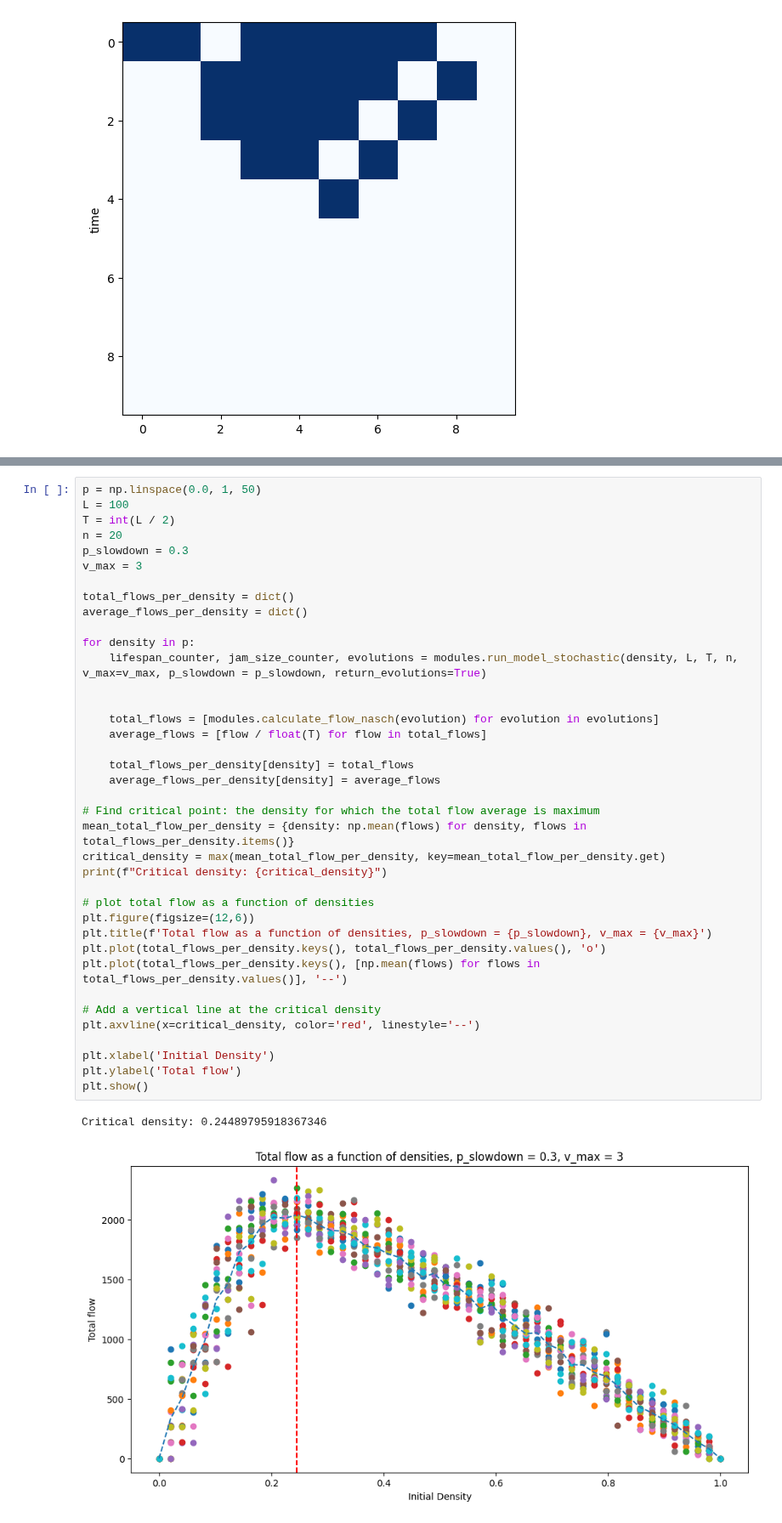
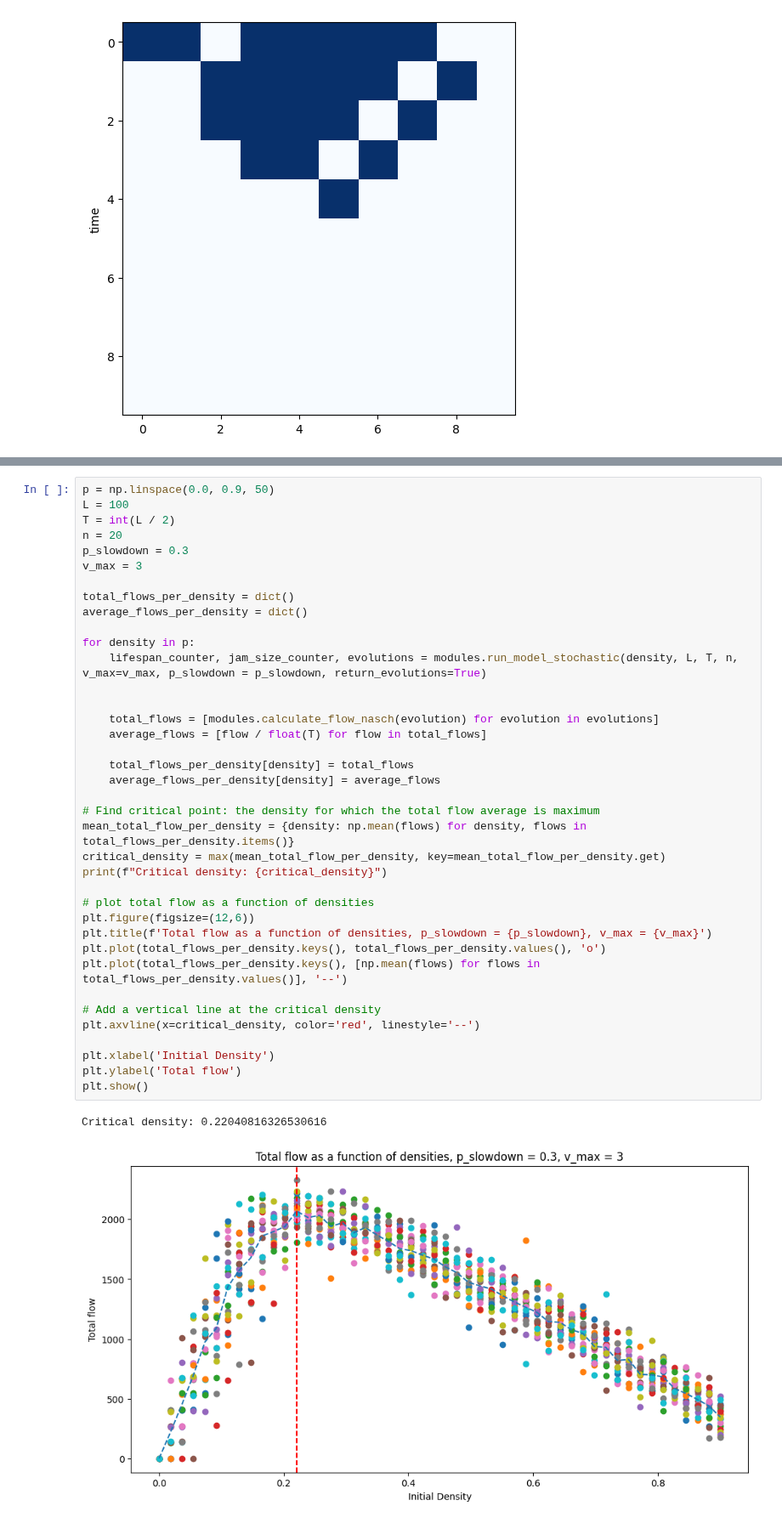
Before and after one commit to ThomasTenDamme/CSS-Group1, a Jupyter notebook: nb.ipynb, the cells around one changed output, grey strips where cells are left out. Shown at 85% size. Cells and saved outputs as stored; diff of their text form.

```diff
--- a/nb.ipynb
+++ b/nb.ipynb
@@ -82,5 +87,5 @@ Flow: 15
 # %%
-p = np.linspace(0.0, 1, 50)
+p = np.linspace(0.0, 0.9, 50)
 L = 100
 T = int(L / 2)
 n = 20
@@ -91,35 +96,35 @@ total_flows_per_density = dict()
 average_flows_per_density = dict()
 
 for density in p:
     lifespan_counter, jam_size_counter, evolutions = modules.run_model_stochastic(density, L, T, n, v_max=v_max, p_slowdown = p_slowdown, return_evolutions=True)
 
 
     total_flows = [modules.calculate_flow_nasch(evolution) for evolution in evolutions]
     average_flows = [flow / float(T) for flow in total_flows]
 
     total_flows_per_density[density] = total_flows
     average_flows_per_density[density] = average_flows
 
 # Find critical point: the density for which the total flow average is maximum
 mean_total_flow_per_density = {density: np.mean(flows) for density, flows in total_flows_per_density.items()}
 critical_density = max(mean_total_flow_per_density, key=mean_total_flow_per_density.get)
 print(f"Critical density: {critical_density}")
 
 # plot total flow as a function of densities
 plt.figure(figsize=(12,6))
 plt.title(f'Total flow as a function of densities, p_slowdown = {p_slowdown}, v_max = {v_max}')
 plt.plot(total_flows_per_density.keys(), total_flows_per_density.values(), 'o')
 plt.plot(total_flows_per_density.keys(), [np.mean(flows) for flows in total_flows_per_density.values()], '--')
 
 # Add a vertical line at the critical density
 plt.axvline(x=critical_density, color='red', linestyle='--')
 
 plt.xlabel('Initial Density')
 plt.ylabel('Total flow')
 plt.show()
 # %% [output]
-Critical density: 0.24489795918367346
+Critical density: 0.22040816326530616
-[figure, old version]
+[figure, new version]
 # %%
 importlib.reload(modules)
 
```
Also changed, not shown: parts of 6 cells of this notebook, 1 other file.
